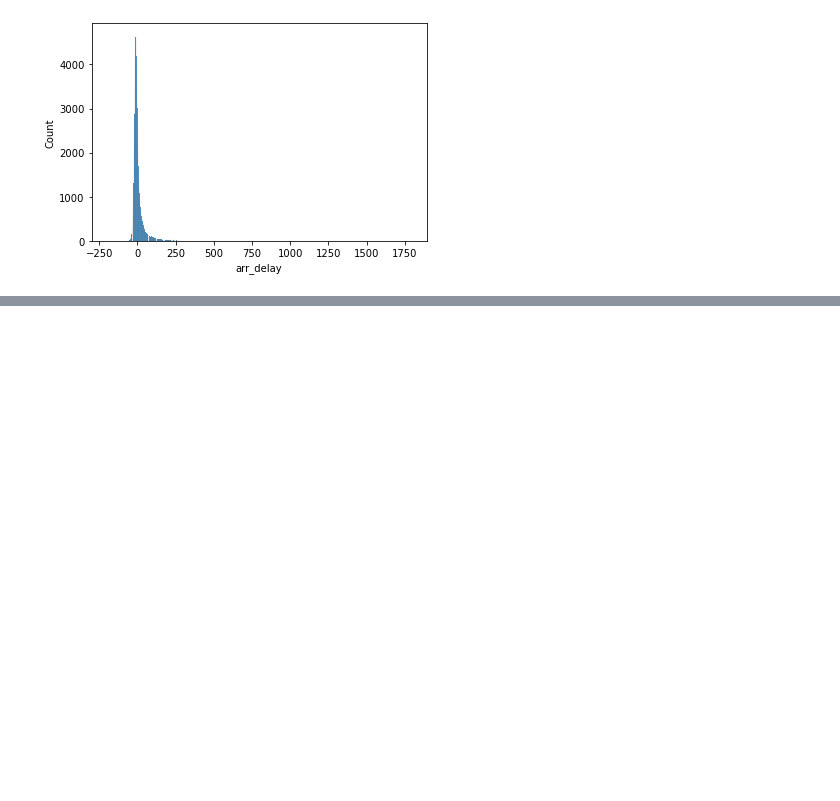
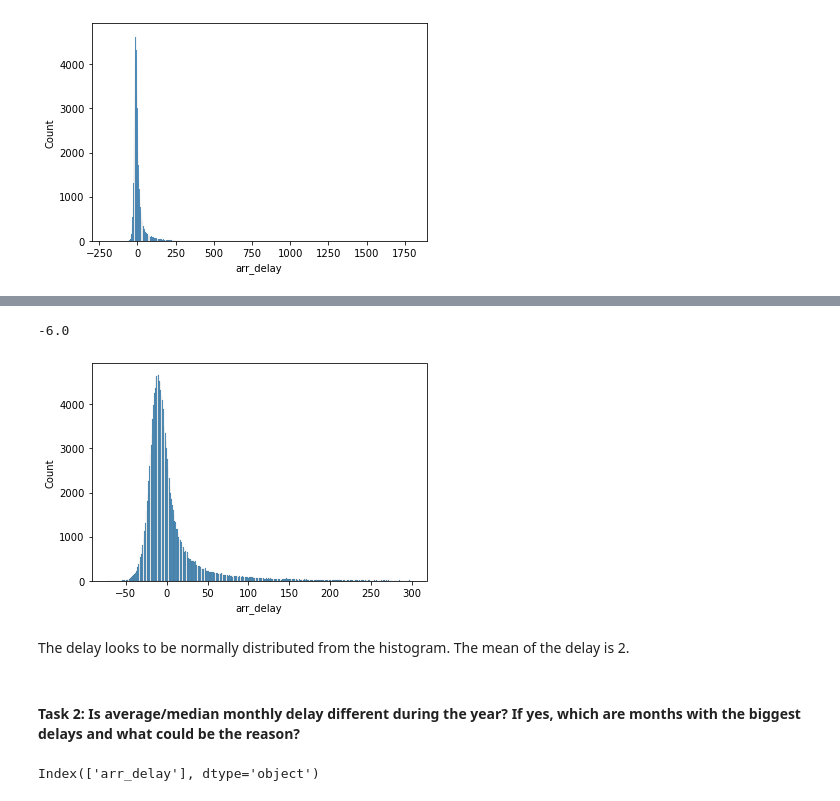
Before and after one commit to ashraf34/Airline_delay_, a Jupyter notebook: exploratory_analysis.ipynb, the cells around one changed output, grey strips where cells are left out. Cells and saved outputs as stored; diff of their text form; code cells hidden in the pictures; blank space fills up the shorter version.

Commit message:
task 1, 2, 4

```diff
--- a/exploratory_analysis.ipynb
+++ b/exploratory_analysis.ipynb
@@ -132,3 +145,11 @@ nas_delay              126656
 security_delay         126656
 late_aircraft_delay    126656
 dtype: int64
+# %%
+df = df[df['dep_delay'].notna()]
+df = df[df['taxi_out'].notna()]
+df = df[df['wheels_on'].notna()]
+df = df[df['wheels_off'].notna()]
+df = df[df['taxi_in'].notna()]
+df = df[df['arr_delay'].notna()]
+df = df[df['air_time'].notna()]
@@ -164,0 +217,2 @@ hist = sns.histplot(data = df['arr_delay'])
+# %%
+df = df[(df['arr_delay'] > -100) & (df['arr_delay'] < 300)]
@@ -164,0 +231,12 @@ hist = sns.histplot(data = df['arr_delay'])
+# %%
+df['arr_delay'].median()
+# %% [output]
+-6.0
+# %%
+hist = sns.histplot(data = df['arr_delay'])
+# %% [output]
+[figure, added]
+# %% [markdown]
+The delay looks to be normally distributed from the histogram. The mean of the delay is 2.
+# %% [markdown]
+#### Task 2: Is average/median monthly delay different during the year? If yes, which are months with the biggest delays and what could be the reason?
@@ -164,0 +253,4 @@ hist = sns.histplot(data = df['arr_delay'])
+# %%
+delay_month_df.columns
+# %% [output]
+Index(['arr_delay'], dtype='object')
```
Also changed, not shown: parts of 26 cells of this notebook.
